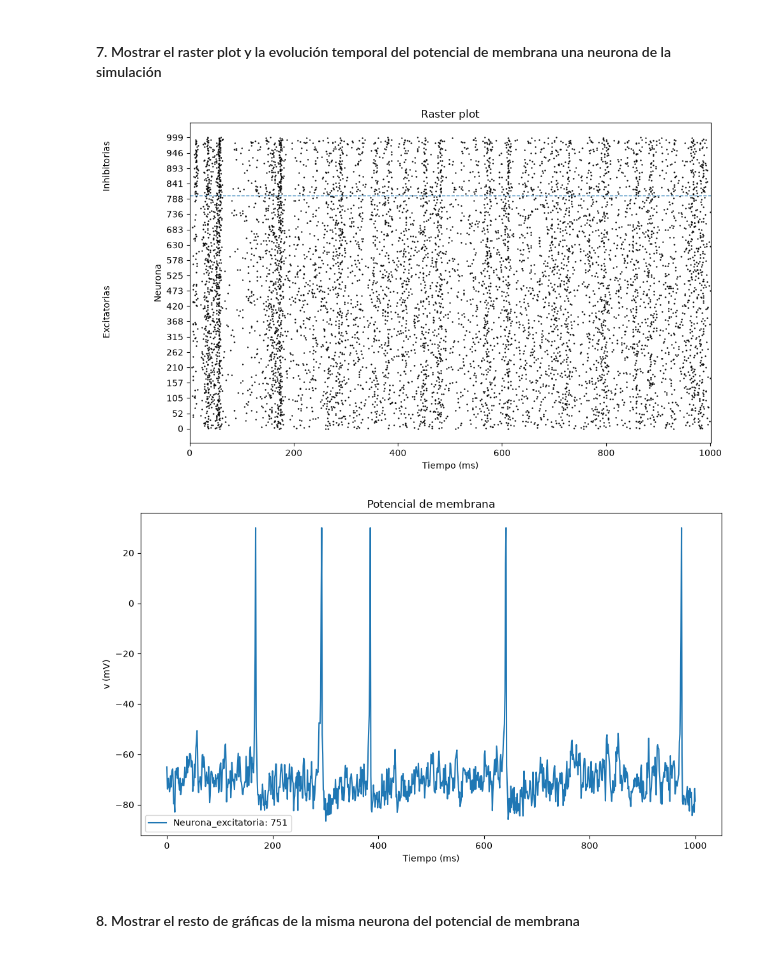
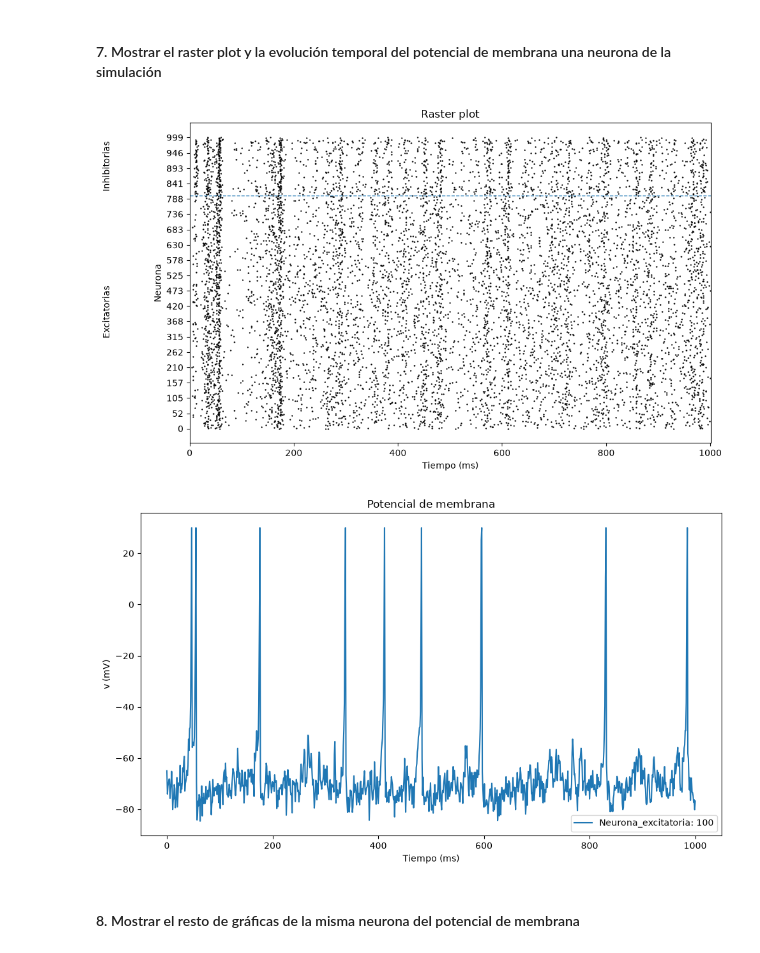
Before and after one commit to Waklink/SpikeDSim, a Jupyter notebook: cuadernos/prueba_comportamiento_red.ipynb, the cells around one changed output. Saved outputs shown, nothing was run; the diff lists cells and outputs as text; code cells hidden in the pictures.

```diff
--- a/cuadernos/prueba_comportamiento_red.ipynb
+++ b/cuadernos/prueba_comportamiento_red.ipynb
@@ -79,12 +86,14 @@ vis.cargar_historial(historial=sim.historial)
 # %% [markdown]
 #### 7. Mostrar el raster plot y la evolución temporal del potencial de membrana una neurona de la simulación
 # %%
+# Mostrar el raster plot y la evolución del potencial de emebrana de una neurona
 _ = vis.raster_plot()
-n = rng.randint(0, NUM_NEURONAS + 1)
+# n = rng.randint(0, NUM_NEURONAS + 1)
+n = 100
 _ = vis.potencial_membrana(neuronas=n)
 # %% [output]
 [figure]
-[figure, old version]
+[figure, new version]
 # %% [markdown]
 #### 8. Mostrar el resto de gráficas de la misma neurona del potencial de membrana
 # %%
```
Also changed, not shown: parts of 5 cells of this notebook, 3 other files.
